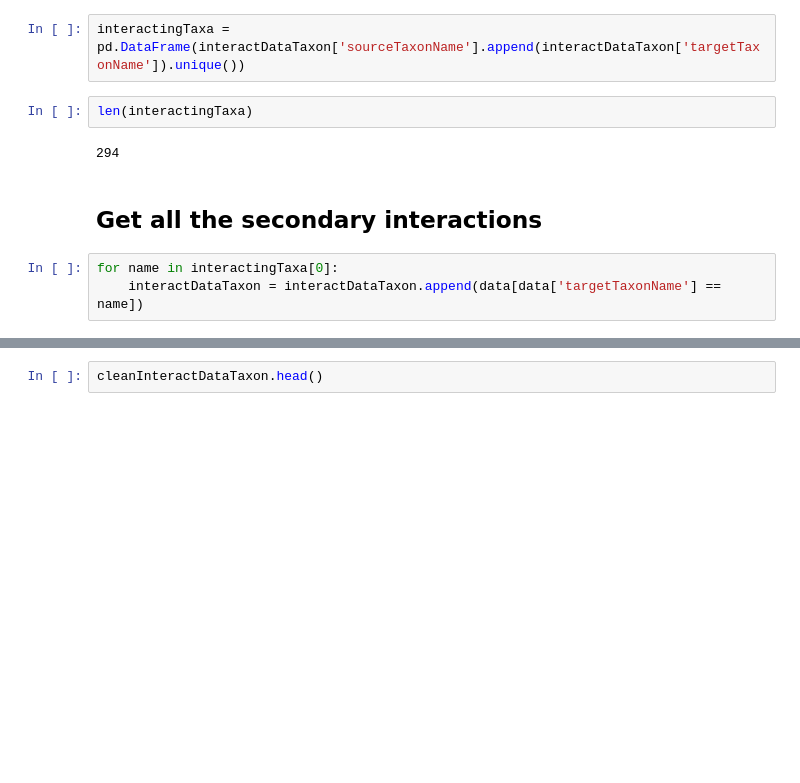
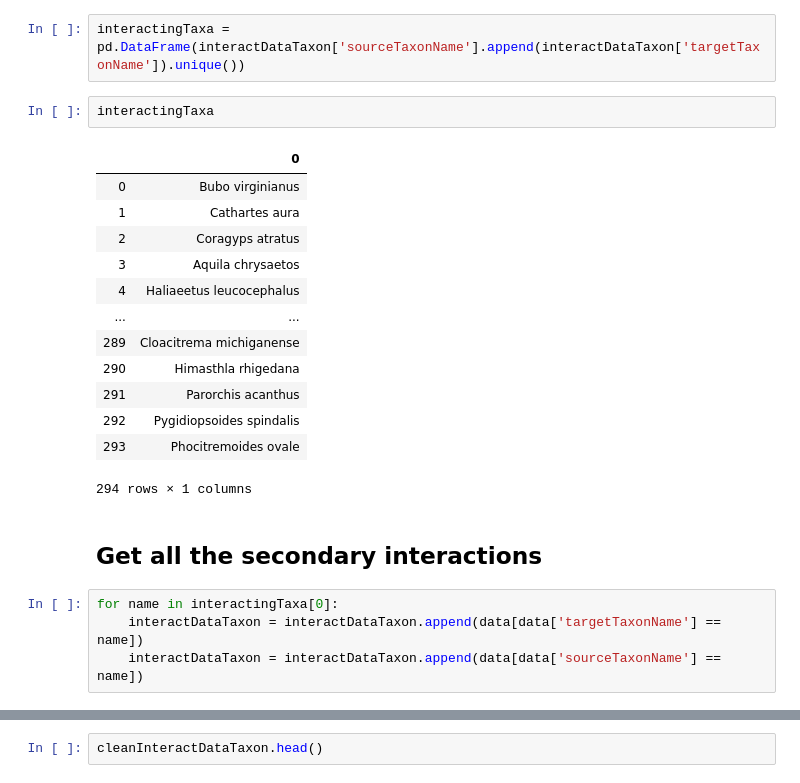
Before and after one commit to AgentschapPlantentuinMeise/interactias, a Jupyter notebook: notebook/interactias-geoSelectNetwork.ipynb, the cells around one changed output, grey strips where cells are left out. Saved outputs shown, nothing was run; the diff lists cells and outputs as text; blank space fills up the shorter version.

```diff
--- a/notebook/interactias-geoSelectNetwork.ipynb
+++ b/notebook/interactias-geoSelectNetwork.ipynb
@@ -174,15 +195,28 @@ Index(['sourceTaxonId', 'sourceTaxonIds', 'sourceTaxonName', 'sourceTaxonRank',
 ## Get a list of all the primary interacting species
 # %%
 interactingTaxa = pd.DataFrame(interactDataTaxon['sourceTaxonName'].append(interactDataTaxon['targetTaxonName']).unique())
-# %%
-len(interactingTaxa)
-# %% [output]
-294
+# %%
+interactingTaxa
+# %% [output]
+|  | 0 |
+| 0 | Bubo virginianus |
+| 1 | Cathartes aura |
+| 2 | Coragyps atratus |
+| 3 | Aquila chrysaetos |
+| 4 | Haliaeetus leucocephalus |
+| ... | ... |
+| 289 | Cloacitrema michiganense |
+| 290 | Himasthla rhigedana |
+| 291 | Parorchis acanthus |
+| 292 | Pygidiopsoides spindalis |
+| 293 | Phocitremoides ovale |
+294 rows × 1 columns
 # %% [markdown]
 ## Get all the secondary interactions
 # %%
 for name in interactingTaxa[0]:
     interactDataTaxon = interactDataTaxon.append(data[data['targetTaxonName'] == name])
+    interactDataTaxon = interactDataTaxon.append(data[data['sourceTaxonName'] == name])
 # %%
 interactDataTaxon.tail()
 # %% [output]
```
Also changed, not shown: parts of 30 cells of this notebook.
